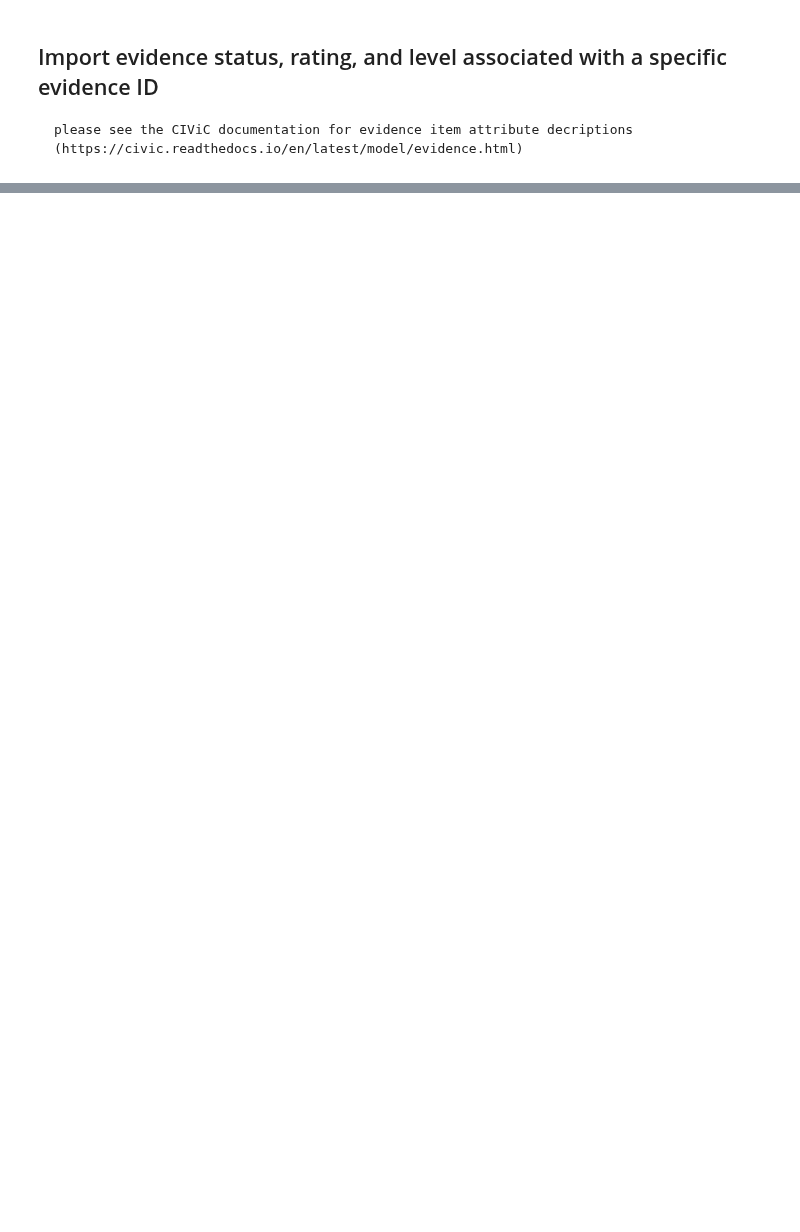
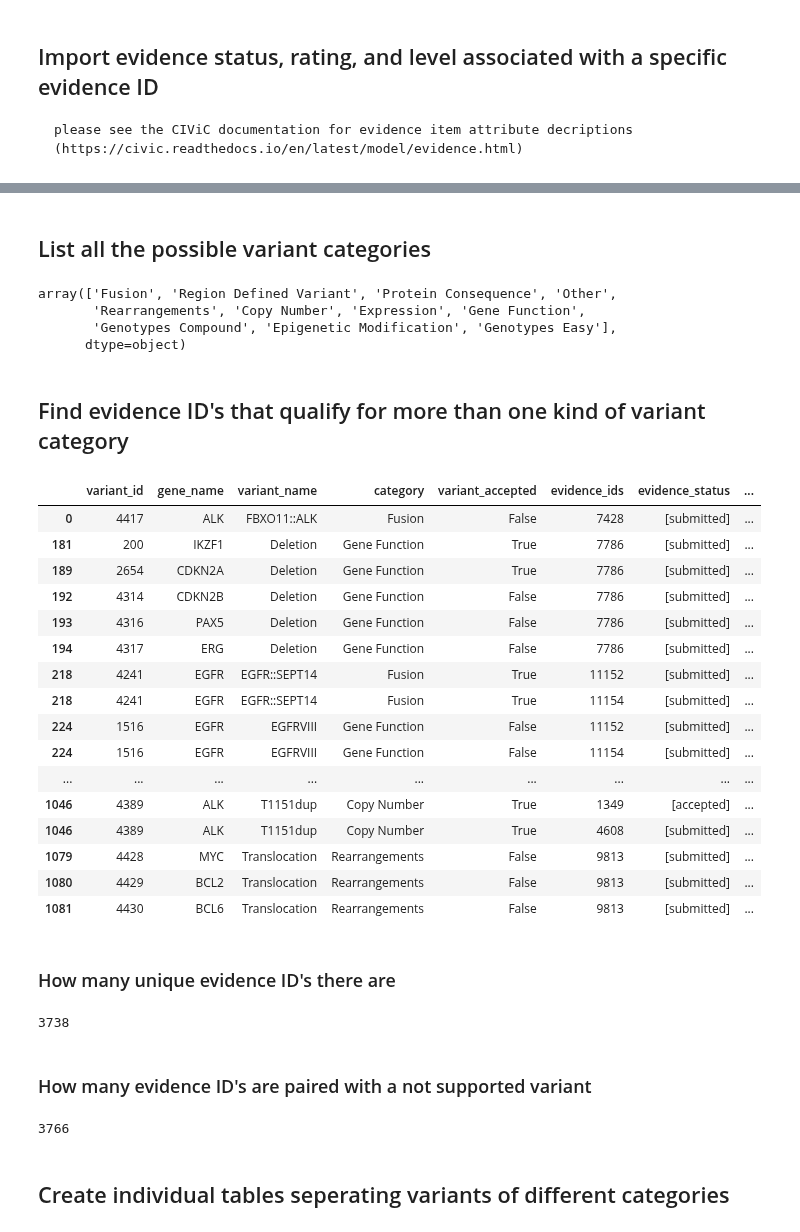
Before and after one commit to cancervariants/variation-normalization, a Jupyter notebook: notebooks/analysis/civic/civic_evidence_analysis.ipynb, the cells around one changed output, grey strips where cells are left out. Saved outputs shown, nothing was run; the diff lists cells and outputs as text; code cells hidden in the pictures; blank space fills up the shorter version.

```diff
--- a/notebooks/analysis/civic/civic_evidence_analysis.ipynb
+++ b/notebooks/analysis/civic/civic_evidence_analysis.ipynb
@@ -238,0 +349,2 @@ transcript_variant_non_supp_var_df = non_supp_var_df[non_supp_var_df.category ==
+# %%
+not_supported_variant_id_list = list(not_supported_variants_df["variant_id"])
@@ -238,0 +393,3 @@ transcript_variant_non_supp_var_df = non_supp_var_df[non_supp_var_df.category ==
+# %%
+not_supported_variants_df = not_supported_variants_df.explode(column="evidence_ids")
+not_supported_variants_df
@@ -238,0 +412,2 @@ transcript_variant_non_supp_var_df = non_supp_var_df[non_supp_var_df.category ==
+# %%
+not_supported_evidence_id_list = list(not_supported_variants_df["evidence_ids"])
@@ -238,0 +431,26 @@ transcript_variant_non_supp_var_df = non_supp_var_df[non_supp_var_df.category ==
+# %%
+not_supported_variants_evidence_statuses = []
+not_supported_variants_evidence_ratings = []
+not_supported_variants_evidence_levels = []
+for e in not_supported_evidence_id_list:
+    not_supported_variant_evidence_status_list = []
+    not_supported_variant_evidence_rating_list = []
+    not_supported_variant_evidence_level_list = []
+    for evidence in civic_evidence_ids:
+        if int(e) == evidence.id:
+            if evidence.status not in not_supported_variant_evidence_status_list:
+                not_supported_variant_evidence_status_list.append(evidence.status)
+            not_supported_variant_evidence_status_list = not_supported_variant_evidence_status_list or ""
+            if evidence.rating not in not_supported_variant_evidence_rating_list:
+                not_supported_variant_evidence_rating_list.append(evidence.rating)
+            not_supported_variant_evidence_rating_list = not_supported_variant_evidence_rating_list or ""
+            if evidence.evidence_level not in not_supported_variant_evidence_level_list:
+                not_supported_variant_evidence_level_list.append(evidence.evidence_level)
+            not_supported_variant_evidence_level_list = not_supported_variant_evidence_level_list or ""
+    not_supported_variants_evidence_statuses.append(not_supported_variant_evidence_status_list)
+    not_supported_variants_evidence_ratings.append(not_supported_variant_evidence_rating_list)
+    not_supported_variants_evidence_levels.append(not_supported_variant_evidence_level_list)
+not_supported_variants_df["evidence_status"] = not_supported_variants_evidence_statuses
+not_supported_variants_df["evidence_rating"] = not_supported_variants_evidence_ratings
+not_supported_variants_df["evidence_level"] = not_supported_variants_evidence_levels
+not_supported_variants_df
@@ -238,0 +471,47 @@ transcript_variant_non_supp_var_df = non_supp_var_df[non_supp_var_df.category ==
+# %% [markdown]
+## List all the possible variant categories
+# %%
+not_supported_variant_categories = not_supported_variants_df.category.unique()
+not_supported_variant_categories
+# %% [output]
+array(['Fusion', 'Region Defined Variant', 'Protein Consequence', 'Other',
+       'Rearrangements', 'Copy Number', 'Expression', 'Gene Function',
+       'Genotypes Compound', 'Epigenetic Modification', 'Genotypes Easy'],
+      dtype=object)
+# %% [markdown]
+## Find evidence ID's that qualify for more than one kind of variant category
+# %%
+duplicate = not_supported_variants_df[not_supported_variants_df.duplicated('evidence_ids', keep=False)]
+duplicate
+# %% [output]
+|  | variant_id | gene_name | variant_name | category | variant_accepted | evidence_ids | evidence_status | ... |
+| 0 | 4417 | ALK | FBXO11::ALK | Fusion | False | 7428 | [submitted] | ... |
+| 181 | 200 | IKZF1 | Deletion | Gene Function | True | 7786 | [submitted] | ... |
+| 189 | 2654 | CDKN2A | Deletion | Gene Function | True | 7786 | [submitted] | ... |
+| 192 | 4314 | CDKN2B | Deletion | Gene Function | False | 7786 | [submitted] | ... |
+| 193 | 4316 | PAX5 | Deletion | Gene Function | False | 7786 | [submitted] | ... |
+| 194 | 4317 | ERG | Deletion | Gene Function | False | 7786 | [submitted] | ... |
+| 218 | 4241 | EGFR | EGFR::SEPT14 | Fusion | True | 11152 | [submitted] | ... |
+| 218 | 4241 | EGFR | EGFR::SEPT14 | Fusion | True | 11154 | [submitted] | ... |
+| 224 | 1516 | EGFR | EGFRVIII | Gene Function | False | 11152 | [submitted] | ... |
+| 224 | 1516 | EGFR | EGFRVIII | Gene Function | False | 11154 | [submitted] | ... |
+| ... | ... | ... | ... | ... | ... | ... | ... | ... |
+| 1046 | 4389 | ALK | T1151dup | Copy Number | True | 1349 | [accepted] | ... |
+| 1046 | 4389 | ALK | T1151dup | Copy Number | True | 4608 | [submitted] | ... |
+| 1079 | 4428 | MYC | Translocation | Rearrangements | False | 9813 | [submitted] | ... |
+| 1080 | 4429 | BCL2 | Translocation | Rearrangements | False | 9813 | [submitted] | ... |
+| 1081 | 4430 | BCL6 | Translocation | Rearrangements | False | 9813 | [submitted] | ... |
+# %% [markdown]
+### How many unique evidence ID's there are
+# %%
+len(set(not_supported_variants_df.evidence_ids))
+# %% [output]
+3738
+# %% [markdown]
+### How many evidence ID's are paired with a not supported variant
+# %%
+len(not_supported_variants_df.evidence_ids)
+# %% [output]
+3766
+# %% [markdown]
+## Create individual tables seperating variants of different categories
```
Also changed, not shown: parts of 177 cells of this notebook.
